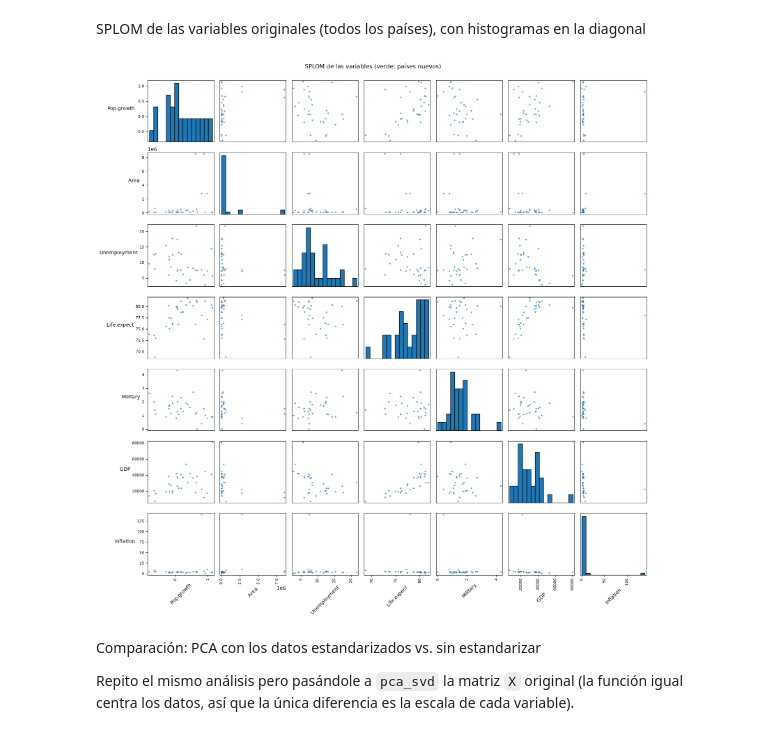
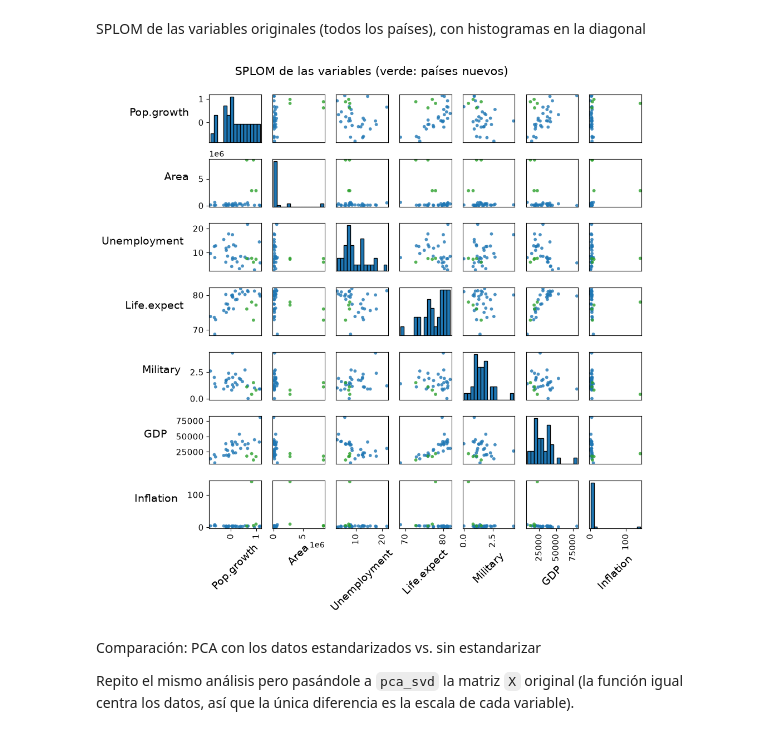
Before and after one commit to JulianDamelamia/guia_pca, a Jupyter notebook: actividad_2_3.ipynb, the cells around one changed output. Drawn from its saved outputs; the diff is of its cells as text; code cells hidden in the pictures.

Commit message:
SPLOM más legible: fuentes y puntos más grandes
Bajamos el tamaño de la figura (16x16 -> 10x10) y agrandamos los puntos,
los nombres de filas y columnas y los números de los ejes, para que se
lea bien también en la presentación.

Co-Authored-By: Claude Opus 5.5 (1M context) <noreply@anthropic.com>

```diff
--- a/actividad_2_3.ipynb
+++ b/actividad_2_3.ipynb
@@ -388,17 +388,21 @@ plt.show()
 SPLOM de las variables originales (todos los países), con histogramas en la diagonal
 # %%
 colores = np.where(es_nuevo_todos, 'tab:green', 'tab:blue')
-axes = pd.plotting.scatter_matrix(df_mas_expandido[features], figsize=(16, 16), diagonal='hist',
-                                  c=colores, alpha=0.7, s=40, hist_kwds={'bins': 15, 'edgecolor': 'black'})
+axes = pd.plotting.scatter_matrix(df_mas_expandido[features], figsize=(10, 10), diagonal='hist',
+                                  c=colores, alpha=0.8, s=70, hist_kwds={'bins': 15, 'edgecolor': 'black'})
 for a in axes.flatten():
     a.xaxis.label.set_rotation(45)
     a.yaxis.label.set_rotation(0)
     a.yaxis.label.set_ha('right')
-plt.suptitle('SPLOM de las variables (verde: países nuevos)', y=1.0)
+    a.xaxis.label.set_fontsize(14)
+    a.yaxis.label.set_fontsize(14)
+    a.tick_params(labelsize=11)
+    a.yaxis.labelpad = 12
+plt.suptitle('SPLOM de las variables (verde: países nuevos)', y=1.0, fontsize=15)
 plt.tight_layout()
 plt.show()
 # %% [output]
-[figure, old version]
+[figure, new version]
 # %% [markdown]
 Comparación: PCA con los datos estandarizados vs. sin estandarizar
 
```
